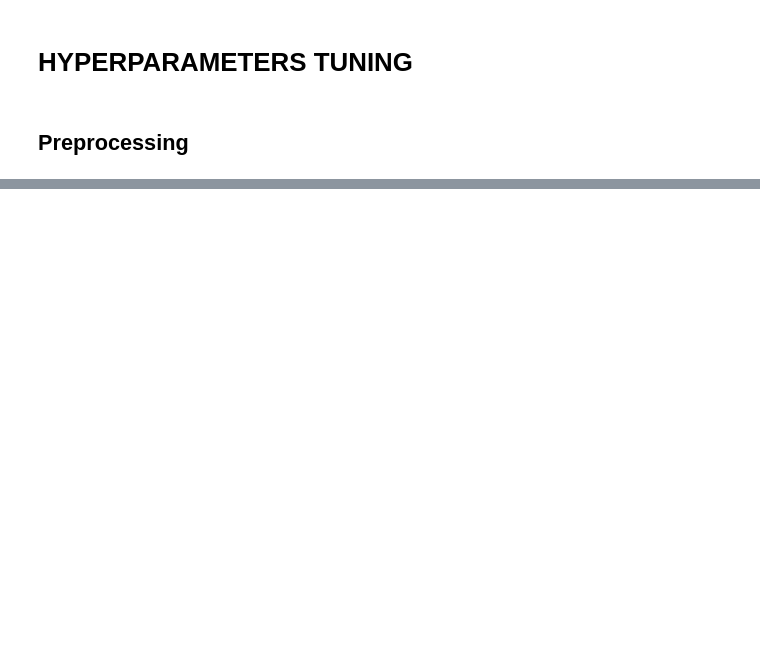
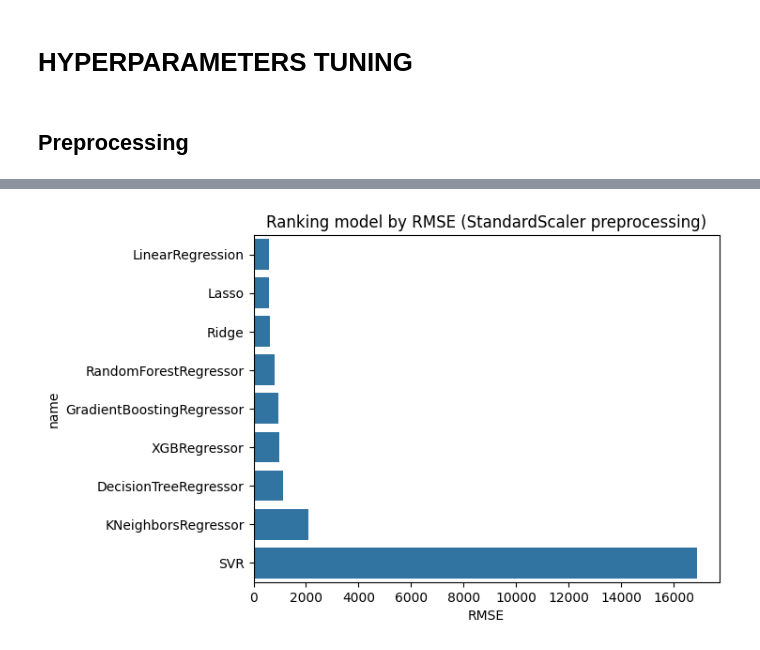
Before and after one commit to TheKryptonium/Bitcoin-price-prediction, a Jupyter notebook: Bitcoin_price_predictor.ipynb, the cells around one changed output, grey strips where cells are left out. Saved outputs shown, nothing was run; the diff lists cells and outputs as text; code cells hidden in the pictures; blank space fills up the shorter version.

Commit message:
Baseline models perfs with scaled data

```diff
--- a/Bitcoin_price_predictor.ipynb
+++ b/Bitcoin_price_predictor.ipynb
@@ -261,0 +335,13 @@ X_train, X_test = scaler.transform(X_train), scaler.transform(X_test)
+# %%
+scaler_perfs = pd.DataFrame({
+    'name': model_names,
+    'RMSE': model_rmse,
+    'R2_score': model_r2_score
+})
+
+plt.title('Ranking model by RMSE (StandardScaler preprocessing)')
+sns.barplot(scaler_perfs.sort_values(by='RMSE'),
+           x='RMSE',
+           y='name');
+# %% [output]
+[figure, added]
```
Also changed, not shown: parts of 21 cells of this notebook.
